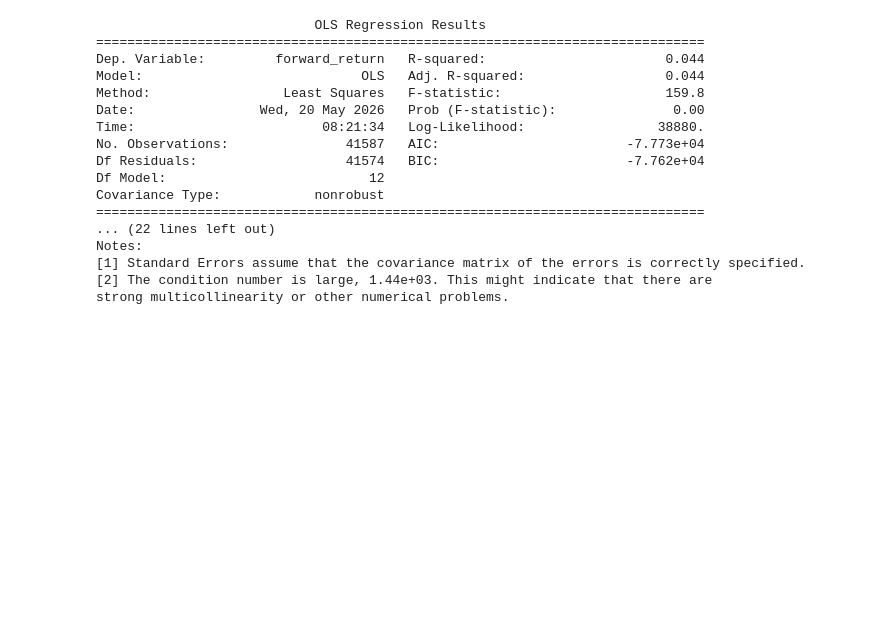
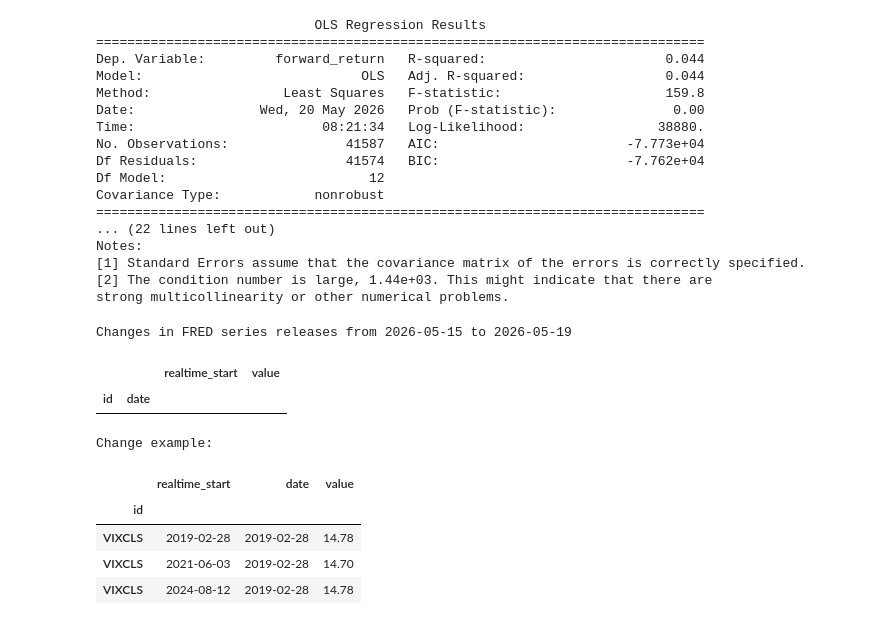
Before and after one commit to rishyg20/Alpha-Research---Assignment-2, a Jupyter notebook: Alpha_Research_Assignment2_Pushkal_Rishabh.ipynb, the cells around one changed output. Drawn from its saved outputs; the diff is of its cells as text; code cells hidden in the pictures; blank space fills up the shorter version.

Commit message:
FRED release changes

```diff
--- a/Alpha_Research_Assignment2_Pushkal_Rishabh.ipynb
+++ b/Alpha_Research_Assignment2_Pushkal_Rishabh.ipynb
@@ -672,3 +668,24 @@ Notes:
 [1] Standard Errors assume that the covariance matrix of the errors is correctly specified.
 [2] The condition number is large, 1.44e+03. This might indicate that there are
 strong multicollinearity or other numerical problems.
+# %%
+# FRED release data changes
+rel = pd.read_csv(os.path.join(DATA_PATH, 'fred/fred_releases.csv'), parse_dates=['date', 'realtime_start'], index_col = 0)
+
+print('Changes in FRED series releases from 2026-05-15 to 2026-05-19')
+dates = pd.date_range('2026-05-15', '2026-05-19')
+g = rel[rel.realtime_start.isin(dates)].groupby(['id', 'date']).count()
+display(g[g.value > 1])
+
+print('\n\nChange example:')
+display(rel.loc[(rel.index == 'VIXCLS') & (rel.date == '2019-02-28')])
+# %% [output]
+Changes in FRED series releases from 2026-05-15 to 2026-05-19
+|  |  | realtime_start | value |
+| id | date |  |  |
+Change example:
+|  | realtime_start | date | value |
+| id |  |  |  |
+| VIXCLS | 2019-02-28 | 2019-02-28 | 14.78 |
+| VIXCLS | 2021-06-03 | 2019-02-28 | 14.70 |
+| VIXCLS | 2024-08-12 | 2019-02-28 | 14.78 |
```
Also changed, not shown: parts of 1 cell of this notebook.
